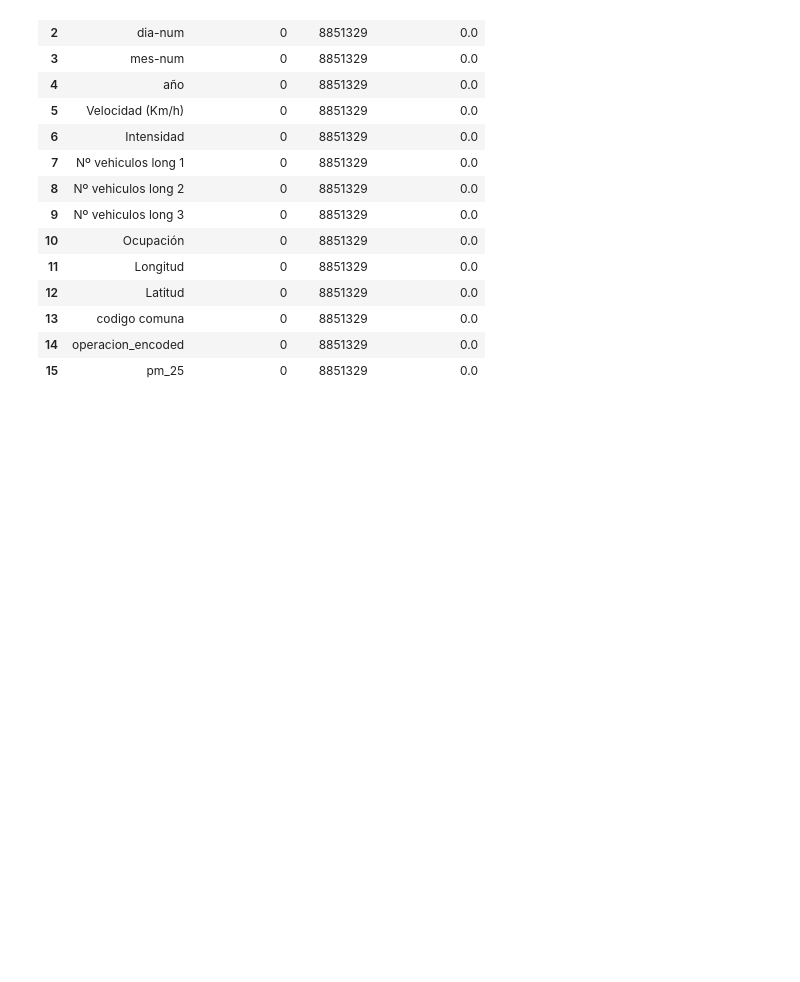
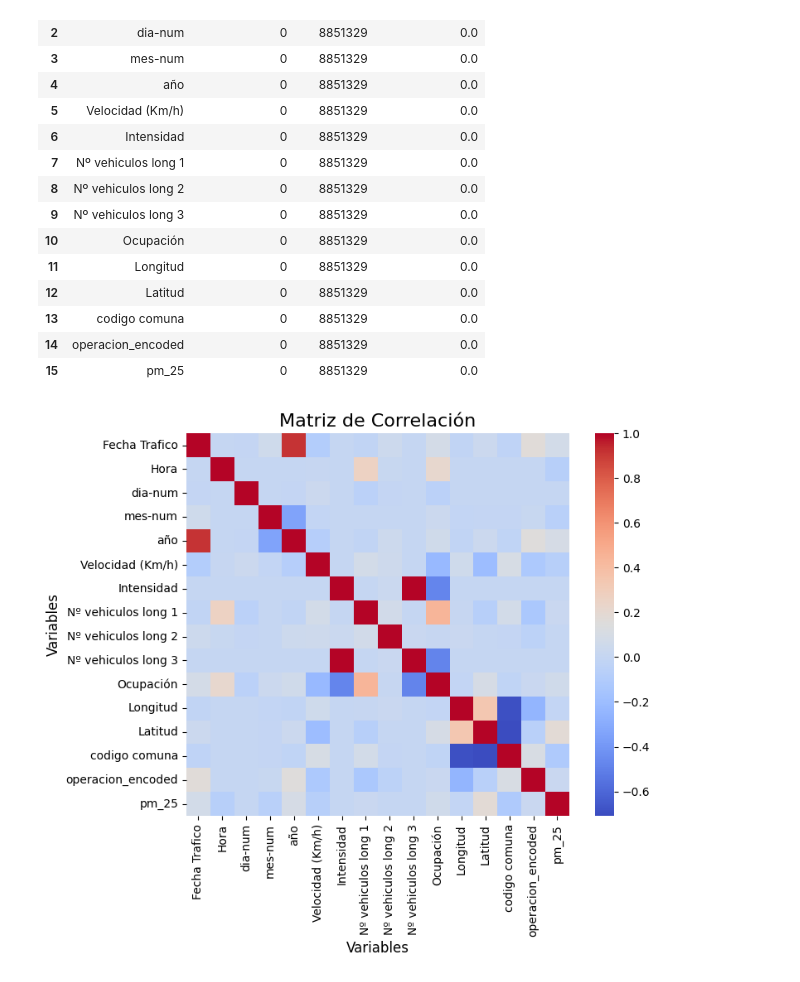
Before and after one commit to Matu10100/AirQuality_Prediction, a Jupyter notebook: Programacion/Unificar_Dataset_&_EDA.ipynb, the cells around one changed output. Cells and saved outputs as stored; diff of their text form; code cells hidden in the pictures; blank space fills up the shorter version.

Commit message:
Union de los dataset primera matriz de correlacion para ver como se afecta la variable de pm2.5

```diff
--- a/Programacion/Unificar_Dataset_&_EDA.ipynb
+++ b/Programacion/Unificar_Dataset_&_EDA.ipynb
@@ -98,3 +100,22 @@ missing_values(df_joined)
 | 13 | codigo comuna | 0 | 8851329 | 0.0 |
 | 14 | operacion_encoded | 0 | 8851329 | 0.0 |
 | 15 | pm_25 | 0 | 8851329 | 0.0 |
+# %%
+# Calcular la matriz de correlación
+correlation_matrix = df_joined.corr()
+
+# Configurar el tamaño de la figura
+plt.figure(figsize=(8, 6))
+
+# Crear un mapa de calor (heatmap) de la matriz de correlación
+sns.heatmap(correlation_matrix, annot=False, cmap='coolwarm', square=True, cbar=True)
+
+# Títulos y etiquetas
+plt.title('Matriz de Correlación', fontsize=16)
+plt.xlabel('Variables', fontsize=12)
+plt.ylabel('Variables', fontsize=12)
+
+# Mostrar la visualización
+plt.show()
+# %% [output]
+[figure, added]
```
Also changed, not shown: parts of 1 cell of this notebook.
